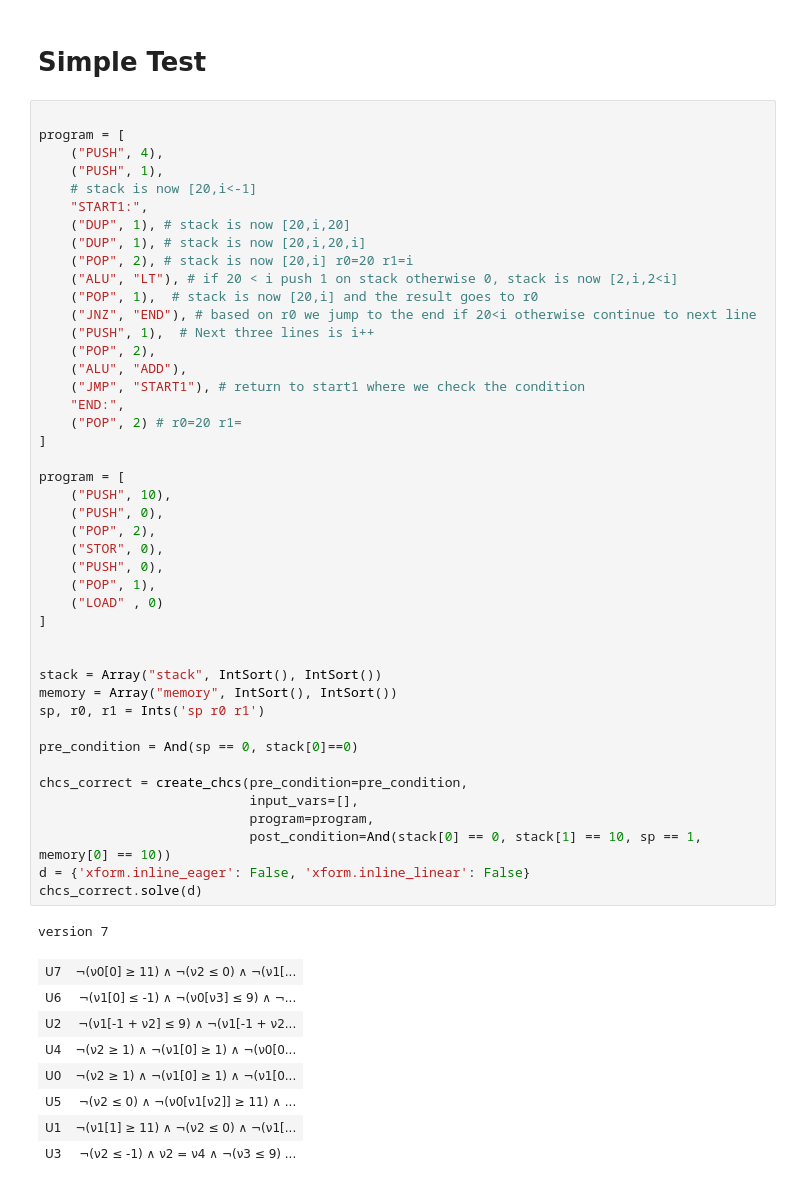
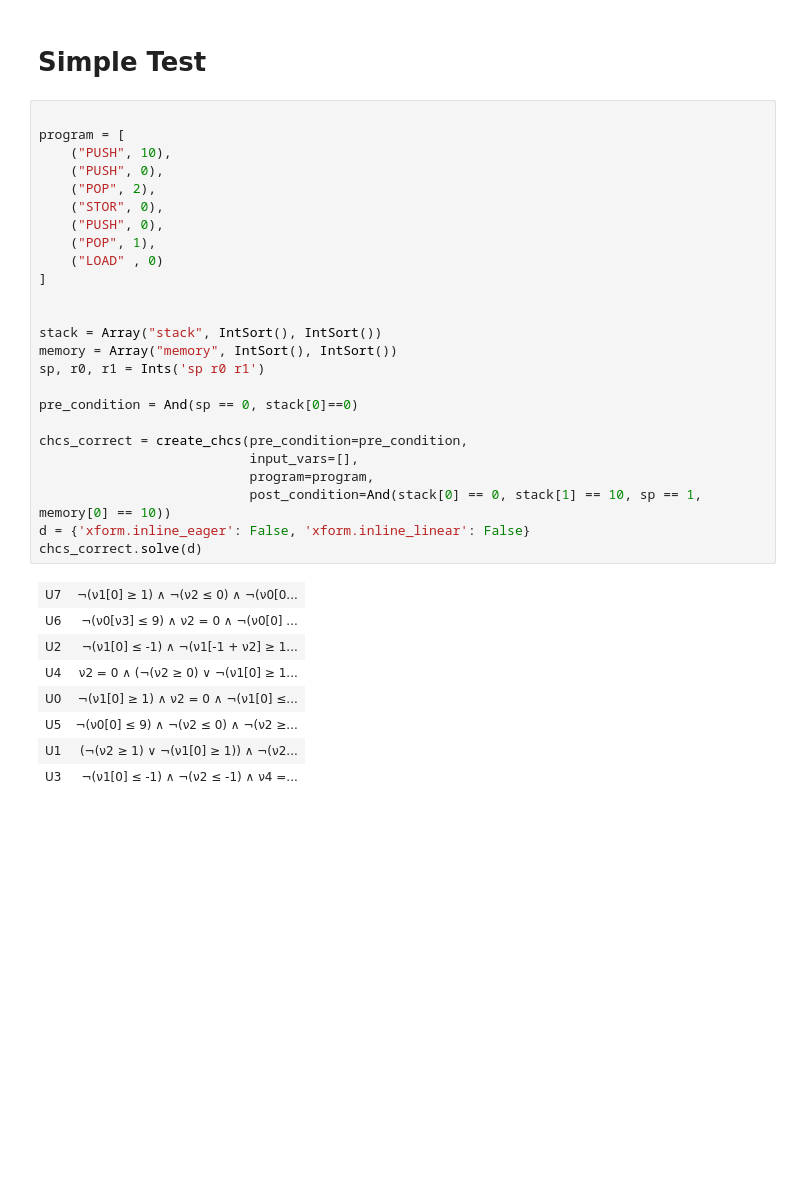
Before and after one commit to freundyotam/techcs-236346, a Jupyter notebook: sw/test_create_chcs.ipynb, the cells around one changed output. Saved outputs shown, nothing was run; the diff lists cells and outputs as text; blank space fills up the shorter version.

```diff
--- a/sw/test_create_chcs.ipynb
+++ b/sw/test_create_chcs.ipynb
@@ -324,56 +323,36 @@ version 7
 # %% [markdown]
 # Simple Test
 # %%
-
-program = [
-    ("PUSH", 4),
-    ("PUSH", 1),
-    # stack is now [20,i<-1]
-    "START1:",
-    ("DUP", 1), # stack is now [20,i,20]
-    ("DUP", 1), # stack is now [20,i,20,i]
-    ("POP", 2), # stack is now [20,i] r0=20 r1=i
-    ("ALU", "LT"), # if 20 < i push 1 on stack otherwise 0, stack is now [2,i,2<i]
-    ("POP", 1),  # stack is now [20,i] and the result goes to r0
-    ("JNZ", "END"), # based on r0 we jump to the end if 20<i otherwise continue to next line
-    ("PUSH", 1),  # Next three lines is i++
-    ("POP", 2),
-    ("ALU", "ADD"),
-    ("JMP", "START1"), # return to start1 where we check the condition
-    "END:",
-    ("POP", 2) # r0=20 r1=
-]
 
 program = [
     ("PUSH", 10),
     ("PUSH", 0),
     ("POP", 2),
     ("STOR", 0),
     ("PUSH", 0),
     ("POP", 1),
     ("LOAD" , 0)
 ]
 
 
 stack = Array("stack", IntSort(), IntSort())
 memory = Array("memory", IntSort(), IntSort())
 sp, r0, r1 = Ints('sp r0 r1')
 
 pre_condition = And(sp == 0, stack[0]==0)
 
 chcs_correct = create_chcs(pre_condition=pre_condition,
                            input_vars=[],
                            program=program,
                            post_condition=And(stack[0] == 0, stack[1] == 10, sp == 1, memory[0] == 10))
 d = {'xform.inline_eager': False, 'xform.inline_linear': False}
 chcs_correct.solve(d)
 # %% [output]
-version 7
-| U7 | ¬(ν0[0] ≥ 11) ∧ ¬(ν2 ≤ 0) ∧ ¬(ν1[... |
-| U6 | ¬(ν1[0] ≤ -1) ∧ ¬(ν0[ν3] ≤ 9) ∧ ¬... |
-| U2 | ¬(ν1[-1 + ν2] ≤ 9) ∧ ¬(ν1[-1 + ν2... |
-| U4 | ¬(ν2 ≥ 1) ∧ ¬(ν1[0] ≥ 1) ∧ ¬(ν0[0... |
-| U0 | ¬(ν2 ≥ 1) ∧ ¬(ν1[0] ≥ 1) ∧ ¬(ν1[0... |
-| U5 | ¬(ν2 ≤ 0) ∧ ¬(ν0[ν1[ν2]] ≥ 11) ∧ ... |
-| U1 | ¬(ν1[1] ≥ 11) ∧ ¬(ν2 ≤ 0) ∧ ¬(ν1[... |
-| U3 | ¬(ν2 ≤ -1) ∧ ν2 = ν4 ∧ ¬(ν3 ≤ 9) ... |
+| U7 | ¬(ν1[0] ≥ 1) ∧ ¬(ν2 ≤ 0) ∧ ¬(ν0[0... |
+| U6 | ¬(ν0[ν3] ≤ 9) ∧ ν2 = 0 ∧ ¬(ν0[0] ... |
+| U2 | ¬(ν1[0] ≤ -1) ∧ ¬(ν1[-1 + ν2] ≥ 1... |
+| U4 | ν2 = 0 ∧ (¬(ν2 ≥ 0) ∨ ¬(ν1[0] ≥ 1... |
+| U0 | ¬(ν1[0] ≥ 1) ∧ ν2 = 0 ∧ ¬(ν1[0] ≤... |
+| U5 | ¬(ν0[0] ≤ 9) ∧ ¬(ν2 ≤ 0) ∧ ¬(ν2 ≥... |
+| U1 | (¬(ν2 ≥ 1) ∨ ¬(ν1[0] ≥ 1)) ∧ ¬(ν2... |
+| U3 | ¬(ν1[0] ≤ -1) ∧ ¬(ν2 ≤ -1) ∧ ν4 =... |
```
Also changed, not shown: parts of 6 cells of this notebook, 1 other file.
